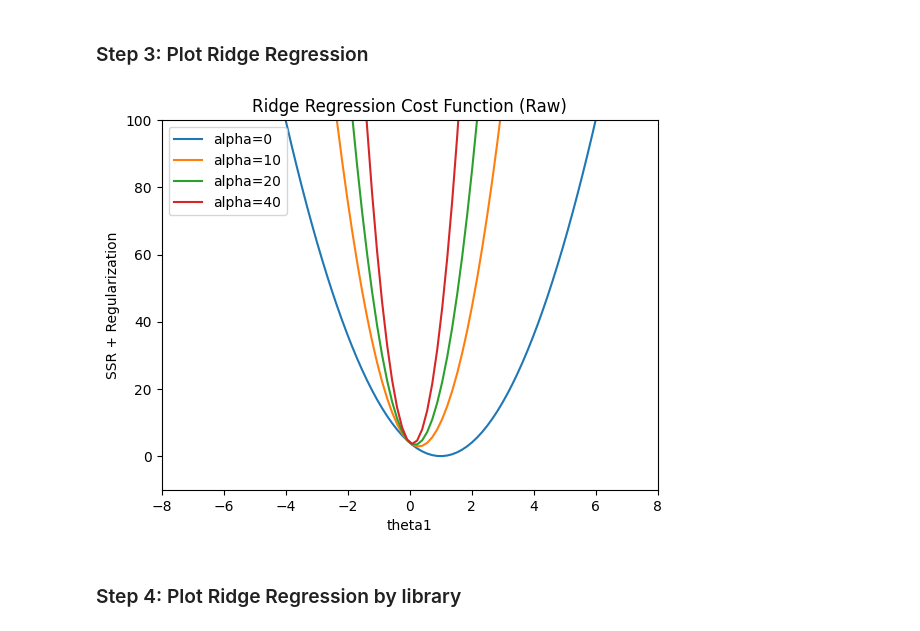
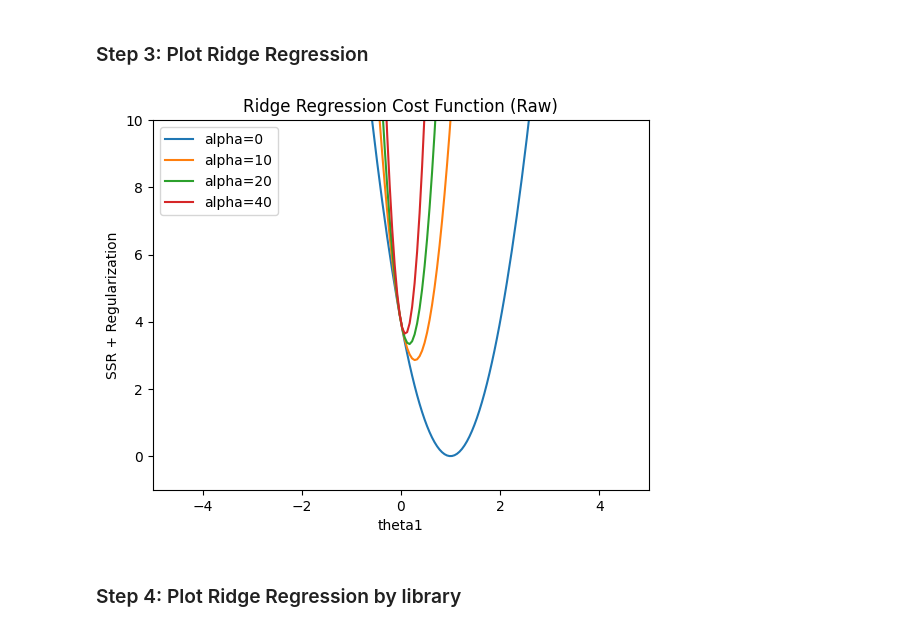
Before and after one commit to MLol-3/Machine-learning-class67, a Jupyter notebook: Ridge regression/Q1.ipynb, the cells around one changed output. Cells and saved outputs as stored; diff of their text form; code cells hidden in the pictures.

```diff
--- a/Ridge regression/Q1.ipynb
+++ b/Ridge regression/Q1.ipynb
@@ -30,28 +30,28 @@ def j_theta_raw(X, y, theta0, theta1, alpha):
 # %%
 if __name__ == "__main__":
     # Data points
     x = np.array([0, 2])
     y = np.array([0, 2])
 
     # Generate theta1 values
-    theta1_vals = np.linspace(-8, 8, 100)
+    theta1_vals = np.linspace(-5, 5, 200)
 
     # Different alpha values
     alphas = [0, 10, 20, 40]
 
     # Plotting the raw cost function (SSR + regularization) for different alphas
     for alpha in alphas:
         raw_cost_vals = [j_theta_raw(x, y, 0, theta1, alpha) for theta1 in theta1_vals]
         plt.plot(theta1_vals, raw_cost_vals, label=f'alpha={alpha}')
 
     plt.xlabel("theta1")
     plt.ylabel("SSR + Regularization")
     plt.title('Ridge Regression Cost Function (Raw)')
     plt.legend()
-    plt.axis([-8, 8, -10, 100])  # Adjust axis limits as needed
+    plt.axis([-5, 5, -1, 10])  # Adjust axis limits as needed
     plt.show()
 # %% [output]
-[figure, old version]
+[figure, new version]
 # %% [markdown]
 ### Step 4: Plot Ridge Regression by library
 # %%
```
Also changed, not shown: parts of 1 cell of this notebook, 1 other file.
